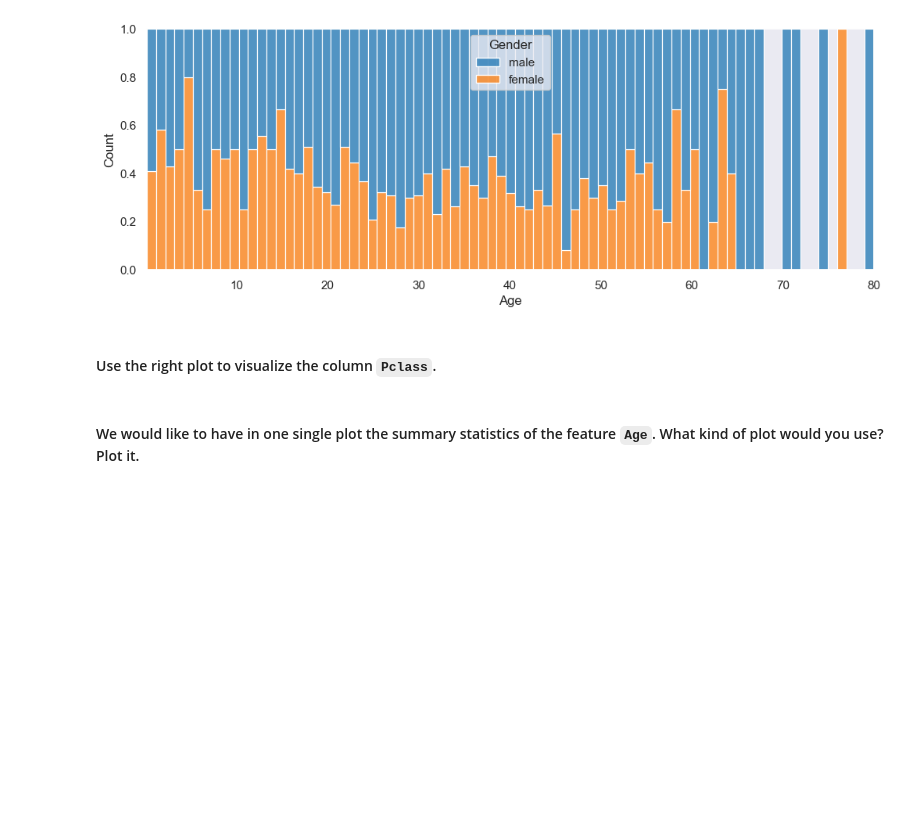
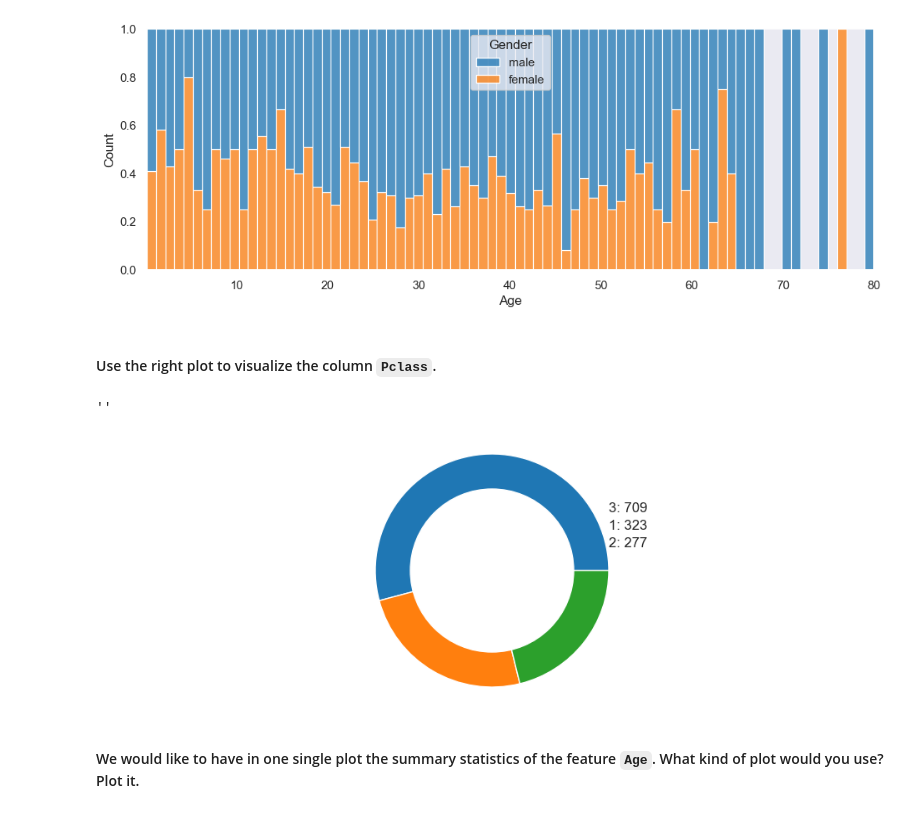
Before and after one commit to Ironhack-Data-Madrid-Octubre-2023/5.2-lab_matplotlib_seaborn, a Jupyter notebook: your-code/main.ipynb, the cells around one changed output. Saved outputs shown, nothing was run; the diff lists cells and outputs as text; code cells hidden in the pictures; blank space fills up the shorter version.

```diff
--- a/your-code/main.ipynb
+++ b/your-code/main.ipynb
@@ -224,3 +222,21 @@ plt.savefig('../figures/gender_sns.png');
+# %%
+plt.pie(titanic.Pclass.value_counts())
+
+
+
+my_circle=plt.Circle( (0,0), 0.7, color='white')
+p=plt.gcf()
+p.gca().add_artist(my_circle)
+
+data = titanic.Pclass.value_counts()
+for i, count in enumerate(data):
+    plt.annotate(f'{data.index[i]}: {count}', xy=(1, 0.5 - i*0.15), fontsize=12)
+
+plt.axis('equal')
+;
+# %% [output]
+''
+[figure, added]
 # %% [markdown]
 #### We would like to have in one single plot the summary statistics of the feature `Age`. What kind of plot would you use? Plot it.
 # %%
```
Also changed, not shown: parts of 1 cell of this notebook, 1 other file.
